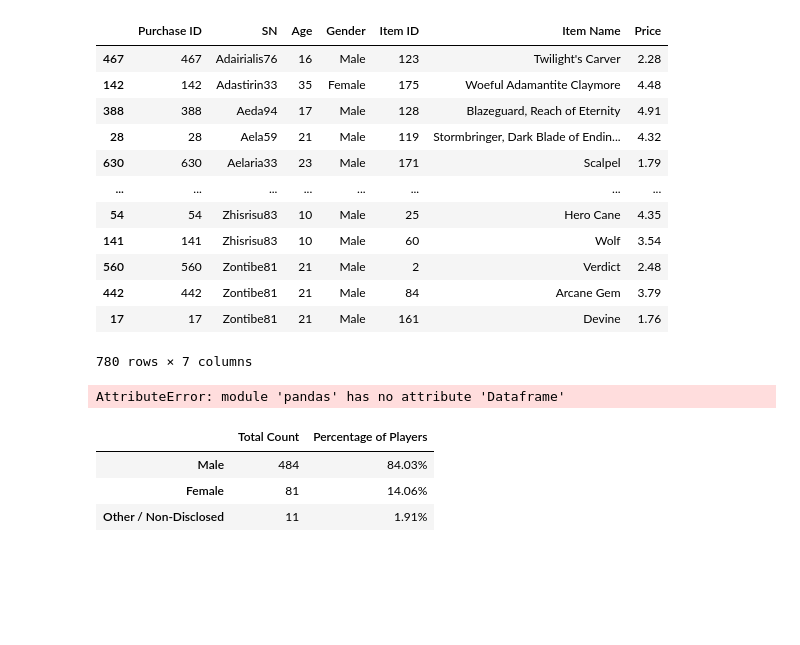
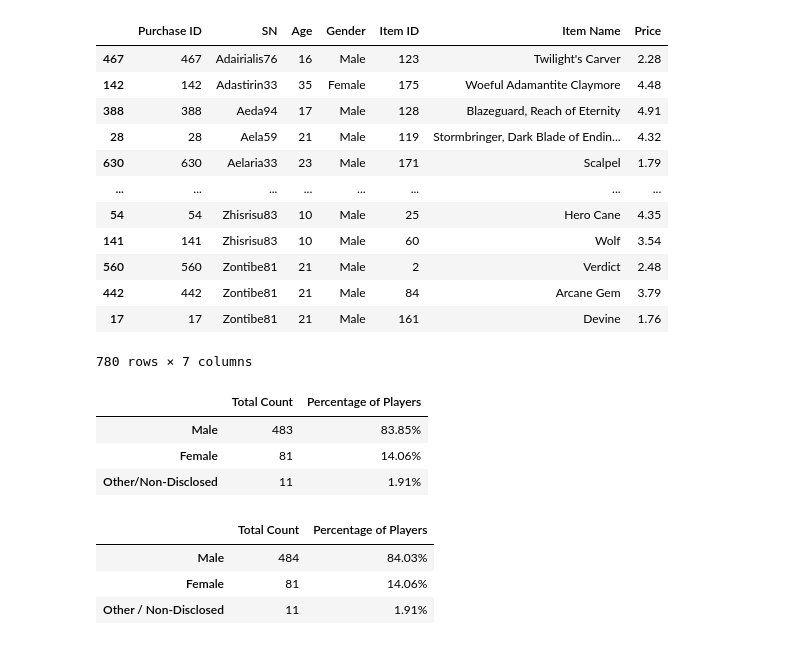
Before and after one commit to Ntorres95/pandas_challenge, a Jupyter notebook: HeroesOfPymoli_starter.ipynb, the cells around one changed output. Cells and saved outputs as stored; diff of their text form; code cells hidden in the pictures; blank space fills up the shorter version.

```diff
--- a/HeroesOfPymoli_starter.ipynb
+++ b/HeroesOfPymoli_starter.ipynb
@@ -159,7 +159,7 @@ for row in range(0, len(sorted_by_sn) - 1):
             else:
                 other_count = other_count + 1
 
-    elif row == len(sorted_by_sn):
+    elif row == len(sorted_by_sn) + 1:
 
         #keep count of male players
         if sorted_by_sn.iloc[row, 3] == "Male":
@@ -178,7 +178,29 @@ for row in range(0, len(sorted_by_sn) - 1):
 #print(male_count)
 #print(female_count)
 #print(other_count)
-# %%
-gender_demo_df = pd.Dataframe("Total Count", [male_count,female_count,other_count])
-# %% [output]
-AttributeError: module 'pandas' has no attribute 'Dataframe'
+# %%
+#calculations for the gender percentages
+percent_male = round((male_count / total_players) * 100, 2)
+
+percent_female = round((female_count / total_players) * 100, 2)
+
+percent_other = round((other_count / total_players) * 100, 2)
+# %%
+#variable to hold the gender data
+gender_data = {'Total Count':[male_count, female_count, other_count],
+               'Percentage of Players':[percent_male, percent_female, percent_other]}
+
+#gender demo dataframe
+gender_demo_df = pd.DataFrame(gender_data)
+
+#renaming the indexes
+gender_demo_df = gender_demo_df.rename(index={0: "Male", 1:"Female", 2:"Other/Non-Disclosed"})
+
+gender_demo_df["Percentage of Players"] = gender_demo_df["Percentage of Players"].map('{:,.2f}%'.format)
+
+gender_demo_df
+# %% [output]
+|  | Total Count | Percentage of Players |
+| Male | 483 | 83.85% |
+| Female | 81 | 14.06% |
+| Other/Non-Disclosed | 11 | 1.91% |
```
Also changed, not shown: parts of 8 cells of this notebook.
